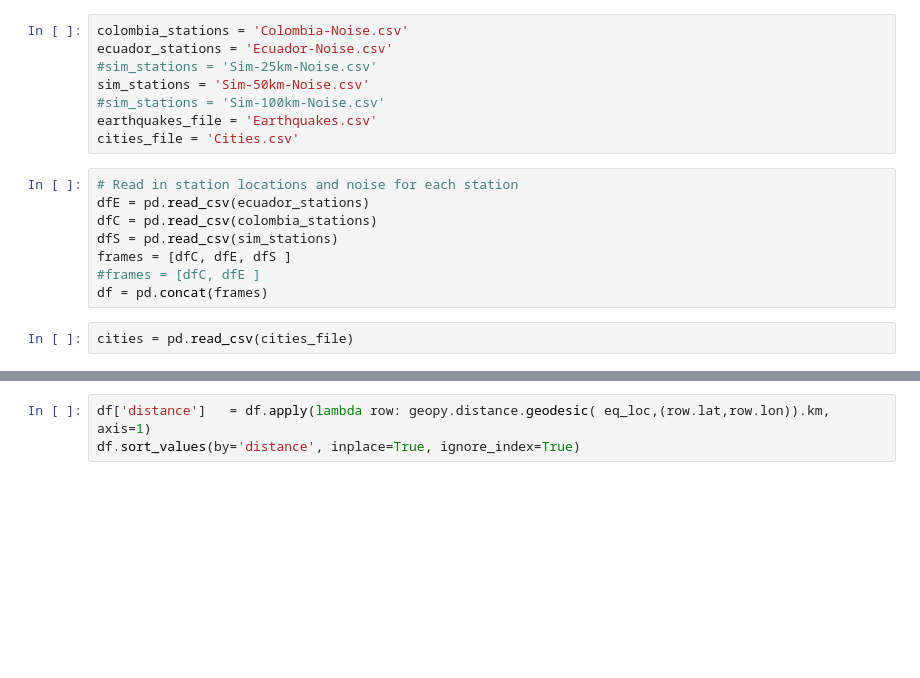
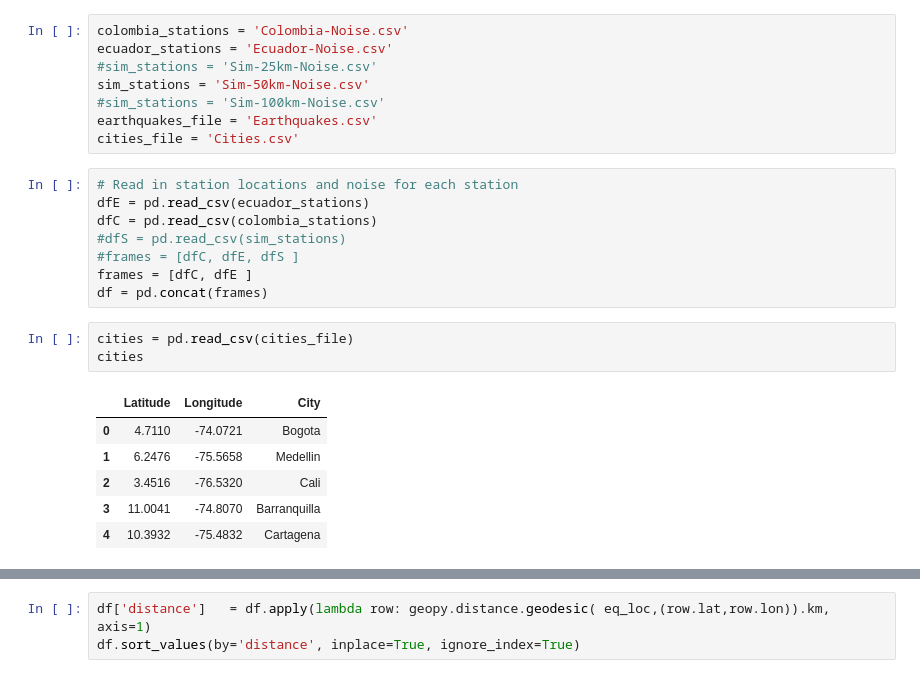
Before and after one commit to david-mencin/ColombiaEEW, a Jupyter notebook: DetectionTime.ipynb, the cells around one changed output, grey strips where cells are left out. Saved outputs shown, nothing was run; the diff lists cells and outputs as text; blank space fills up the shorter version.

```diff
--- a/DetectionTime.ipynb
+++ b/DetectionTime.ipynb
@@ -24,12 +24,20 @@ cities_file = 'Cities.csv'
 # Read in station locations and noise for each station
 dfE = pd.read_csv(ecuador_stations)
 dfC = pd.read_csv(colombia_stations)
-dfS = pd.read_csv(sim_stations)
-frames = [dfC, dfE, dfS ]
-#frames = [dfC, dfE ]
+#dfS = pd.read_csv(sim_stations)
+#frames = [dfC, dfE, dfS ]
+frames = [dfC, dfE ]
 df = pd.concat(frames)
 # %%
 cities = pd.read_csv(cities_file)
+cities
+# %% [output]
+|  | Latitude | Longitude | City |
+| 0 | 4.7110 | -74.0721 | Bogota |
+| 1 | 6.2476 | -75.5658 | Medellin |
+| 2 | 3.4516 | -76.5320 | Cali |
+| 3 | 11.0041 | -74.8070 | Barranquilla |
+| 4 | 10.3932 | -75.4832 | Cartagena |
 # %%
 eqs = pd.read_csv(earthquakes_file)
 eqs['Date'] = pd.to_datetime(eqs['Date'])
```
Also changed, not shown: parts of 4 cells of this notebook, 3 other files.
